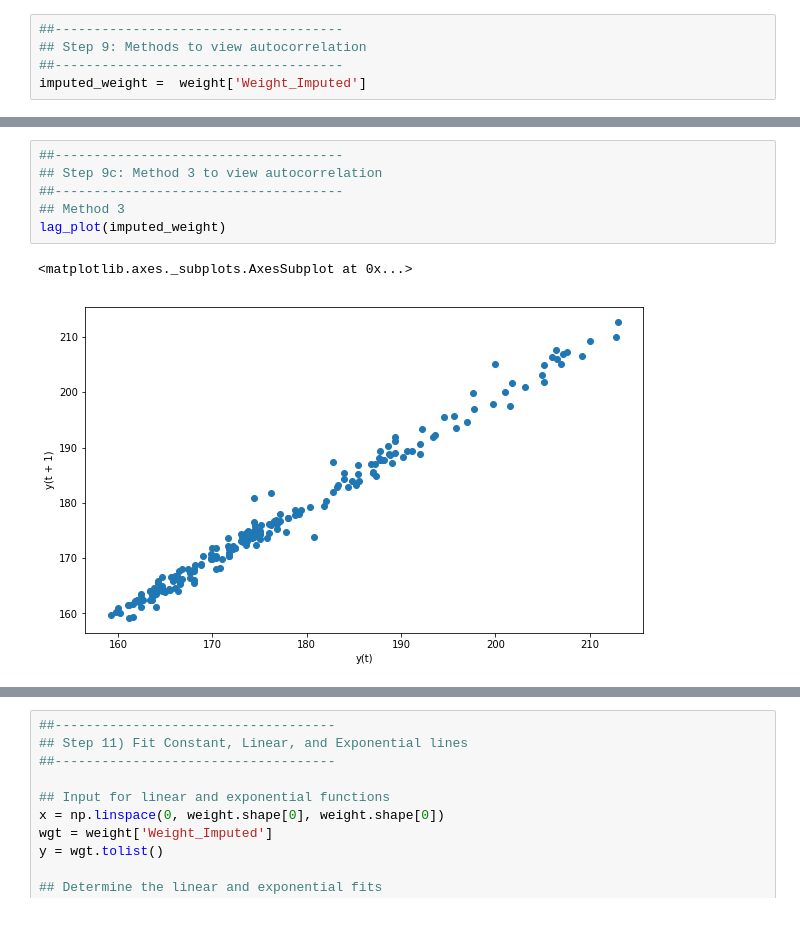
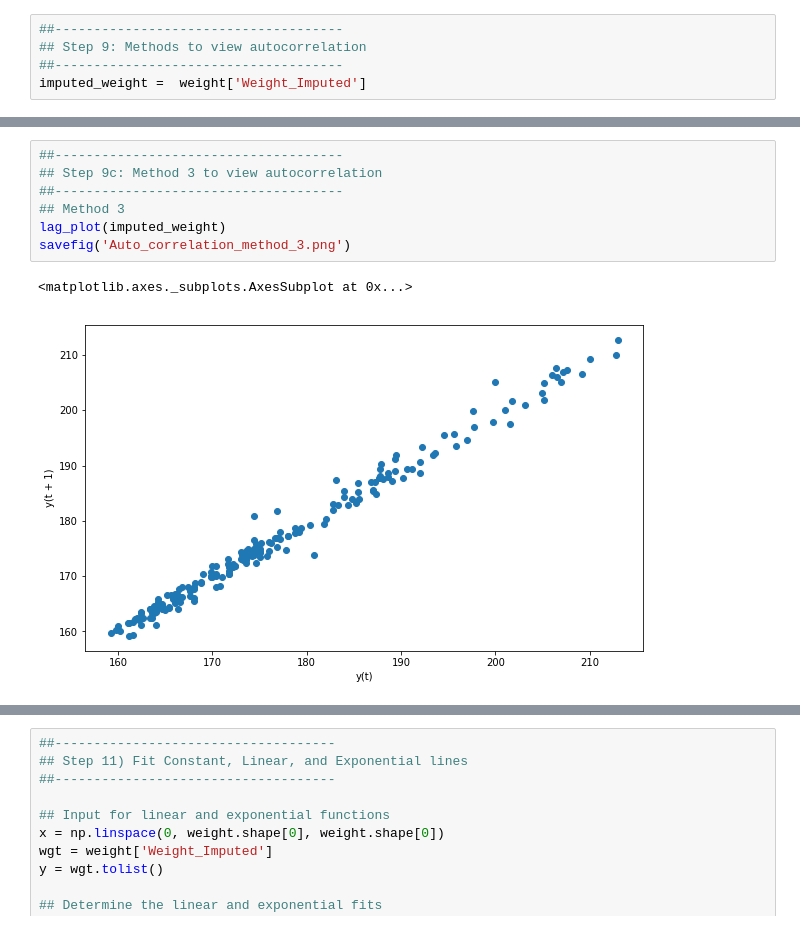
Before and after one commit to jamesijw23/JupyterNotebookworkflow, a Jupyter notebook: Week 3 Blog_Notes.ipynb, the cells around one changed output, grey strips where cells are left out. Drawn from its saved outputs; the diff is of its cells as text.

```diff
--- a/Week 3 Blog_Notes.ipynb
+++ b/Week 3 Blog_Notes.ipynb
@@ -336,12 +338,13 @@ plot_acf(imputed_weight, lags=6)
 # %%
 ##-------------------------------------
 ## Step 9c: Method 3 to view autocorrelation
 ##-------------------------------------
 ## Method 3
 lag_plot(imputed_weight)
+savefig('Auto_correlation_method_3.png')
 # %% [output]
 <matplotlib.axes._subplots.AxesSubplot at 0x...>
-[figure, old version]
+[figure, new version]
 # %%
 ##-------------------------------------
 ## Step 10: Autoregressive Model
```
Also changed, not shown: parts of 10 cells of this notebook.
